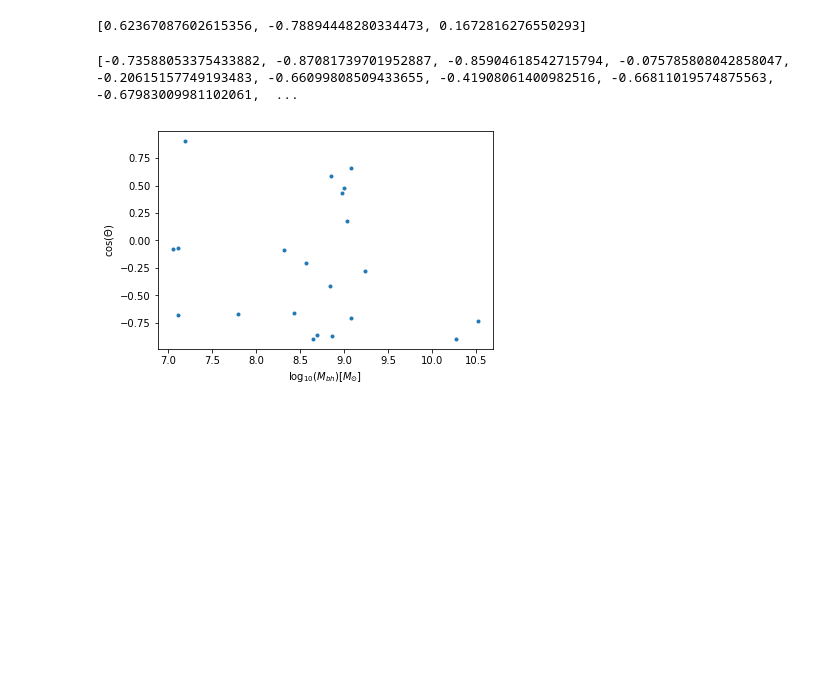
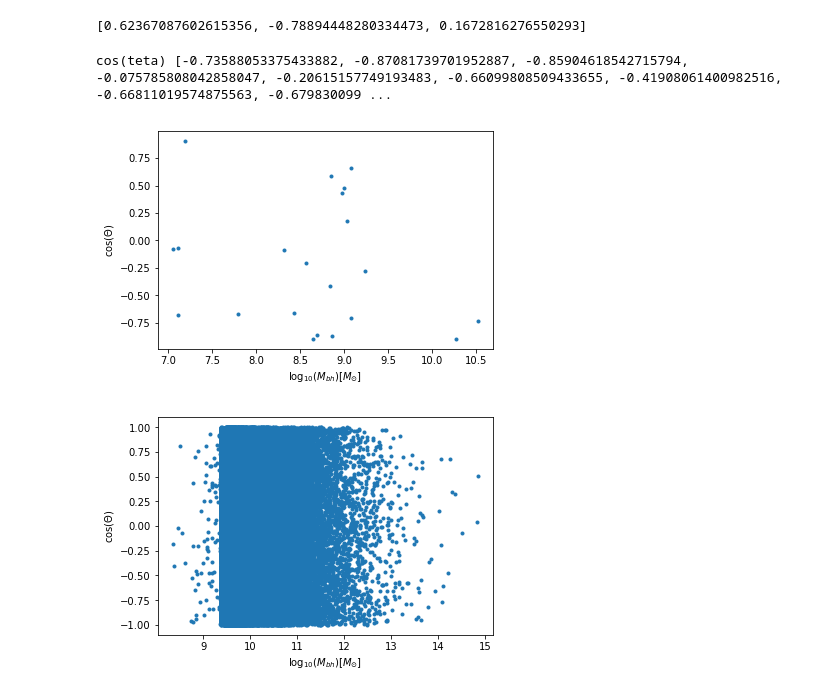
Before and after one commit to Daniel-Montenegro/Thesis, a Jupyter notebook: proyecto/Activity_1/Activity_1.ipynb, the cells around one changed output. Drawn from its saved outputs; the diff is of its cells as text; code cells hidden in the pictures; blank space fills up the shorter version.

```diff
--- a/proyecto/Activity_1/Activity_1.ipynb
+++ b/proyecto/Activity_1/Activity_1.ipynb
@@ -276,32 +294,58 @@ print(Eigen_vec(r_bh[5]))
 # %%
 ## asignacion de autovectores con su radio respectivo
 
-Mag_EigenVec=[]
+Mag_EigenVec_bh=[]
+Mag_EigenVec_halo=[]
 Mag_Spin_bh=[]
-Dot=[]
-EigenVec=[]
-cos_theta=[]
+Mag_Spin_halo=[]
+Dot_bh=[]
+Dot_halo=[]
+EigenVec_bh=[]
+EigenVec_halo=[]
+cos_theta_bh=[]
+cos_theta_halo=[]
+
 for i in range(len(r_bh)):
 
     #Enviroment=np.append(Enviroment,[Eigen_vec(r_bh[i])])
     #New_enviroment=reshape(Enviroment,(1,n_x))
-    EigenVec.append(Eigen_vec(r_bh[i]))
+    EigenVec_bh.append(Eigen_vec(r_bh[i]))
 
-    Mag_EigenVec.append(np.linalg.norm(EigenVec[i])) ##magnitud del autovector
+    Mag_EigenVec_bh.append(np.linalg.norm(EigenVec_bh[i])) ##magnitud del autovector
+
     Mag_Spin_bh.append(np.linalg.norm(Spin_bh[i]))       ##magnitud del Spin_bh
-    Dot.append(np.vdot(EigenVec[i],Spin_bh[i]))      ##Productopunto del autovec y spin_bh
-    cos_theta.append(Dot[i]/(Mag_EigenVec[i]*Mag_Spin_bh[i]))
+
+    Dot_bh.append(np.vdot(EigenVec_bh[i],Spin_bh[i]))      ##Productopunto del autovec y spin_bh
+
+    cos_theta_bh.append(Dot_bh[i]/(Mag_EigenVec_bh[i]*Mag_Spin_bh[i]))
+
+
+for i in range(len(r_halo)):
+
+    EigenVec_halo.append(Eigen_vec(r_halo[i]))
+    Mag_EigenVec_halo.append(np.linalg.norm(EigenVec_halo[i])) ##magnitud del autovector
+    Mag_Spin_halo.append(np.linalg.norm(spin_halo[i]))       ##magnitud del Spin_bh
+    Dot_halo.append(np.vdot(EigenVec_halo[i],spin_halo[i]))      ##Productopunto del autovec y spin_bh
+    cos_theta_halo.append(Dot_halo[i]/(Mag_EigenVec_halo[i]*Mag_Spin_halo[i]))
 
 
 #print(Mag_Enviroment[0])
 
-print(cos_theta)
+print("cos(teta)",cos_theta)
 # %% [output]
-[-0.73588053375433882, -0.87081739701952887, -0.85904618542715794, -0.075785808042858047, -0.20615157749193483, -0.66099808509433655, -0.41908061400982516, -0.66811019574875563, -0.67983009981102061,  ...
+cos(teta) [-0.73588053375433882, -0.87081739701952887, -0.85904618542715794, -0.075785808042858047, -0.20615157749193483, -0.66099808509433655, -0.41908061400982516, -0.66811019574875563, -0.679830099 ...
 # %%
-plt.plot(np.log10(Mass_bh),cos_theta,'.')
+plt.figure()
+plt.plot(np.log10(Mass_bh),cos_theta_bh,'.')
 plt.xlabel('$\log_{10}(M_{bh})[M_{\odot}]$')
 plt.ylabel('$\cos( \Theta ) $')
-plt.savefig('Alinacion_Enviroment.png')
+plt.savefig('Alinacion_Enviroment_bh.png')
+
+plt.figure()
+plt.plot(np.log10(Mass_halo),cos_theta_halo,'.')
+plt.xlabel('$\log_{10}(M_{bh})[M_{\odot}]$')
+plt.ylabel('$\cos( \Theta ) $')
+plt.savefig('Alinacion_Enviroment_halo.png')
 # %% [output]
 [figure]
+[figure, added]
```
Also changed, not shown: parts of 5 cells of this notebook, 31 other files.
